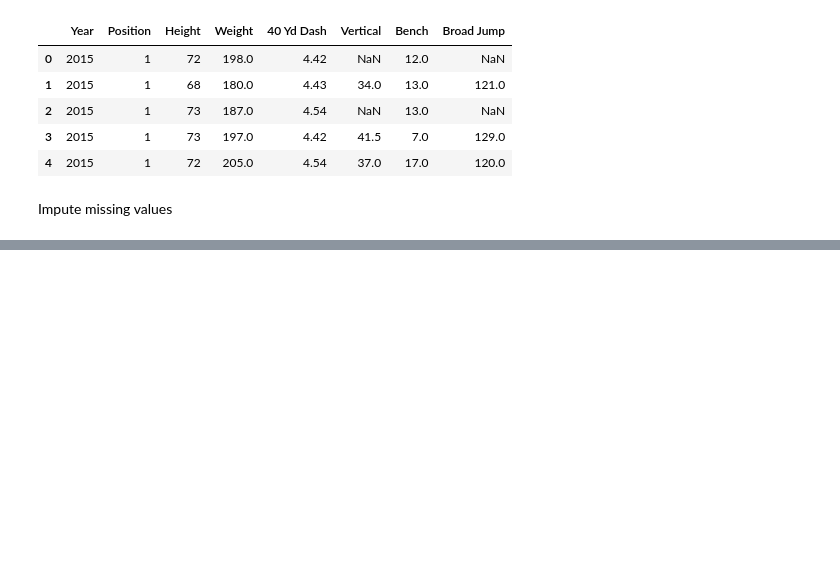
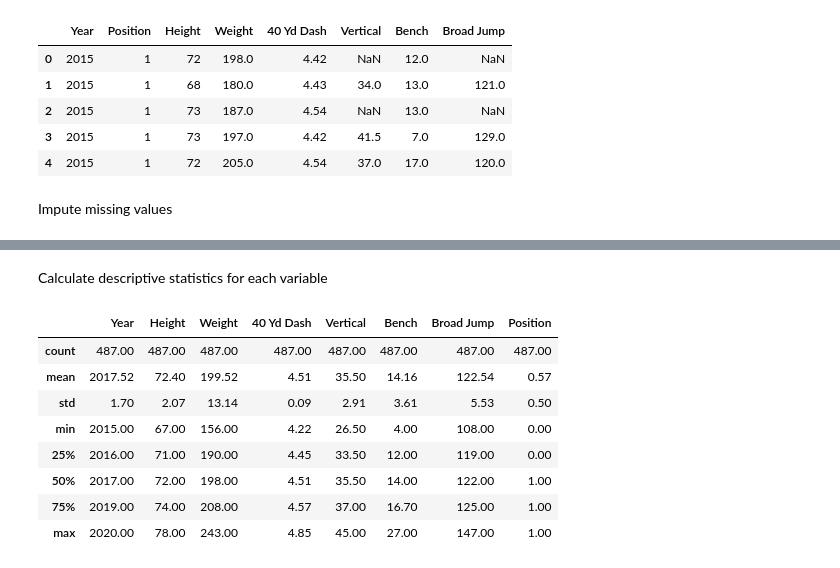
Before and after one commit to blantj/NFL_Position_Classification, a Jupyter notebook: Modeling.ipynb, the cells around one changed output, grey strips where cells are left out. Saved outputs shown, nothing was run; the diff lists cells and outputs as text; code cells hidden in the pictures; blank space fills up the shorter version.

```diff
--- a/Modeling.ipynb
+++ b/Modeling.ipynb
@@ -123,0 +219,14 @@ Impute missing values
+# %% [markdown]
+Calculate descriptive statistics for each variable
+# %%
+df.describe().round(2)
+# %% [output]
+|  | Year | Height | Weight | 40 Yd Dash | Vertical | Bench | Broad Jump | Position |
+| count | 487.00 | 487.00 | 487.00 | 487.00 | 487.00 | 487.00 | 487.00 | 487.00 |
+| mean | 2017.52 | 72.40 | 199.52 | 4.51 | 35.50 | 14.16 | 122.54 | 0.57 |
+| std | 1.70 | 2.07 | 13.14 | 0.09 | 2.91 | 3.61 | 5.53 | 0.50 |
+| min | 2015.00 | 67.00 | 156.00 | 4.22 | 26.50 | 4.00 | 108.00 | 0.00 |
+| 25% | 2016.00 | 71.00 | 190.00 | 4.45 | 33.50 | 12.00 | 119.00 | 0.00 |
+| 50% | 2017.00 | 72.00 | 198.00 | 4.51 | 35.50 | 14.00 | 122.00 | 1.00 |
+| 75% | 2019.00 | 74.00 | 208.00 | 4.57 | 37.00 | 16.70 | 125.00 | 1.00 |
+| max | 2020.00 | 78.00 | 243.00 | 4.85 | 45.00 | 27.00 | 147.00 | 1.00 |
```
Also changed, not shown: parts of 16 cells of this notebook.
